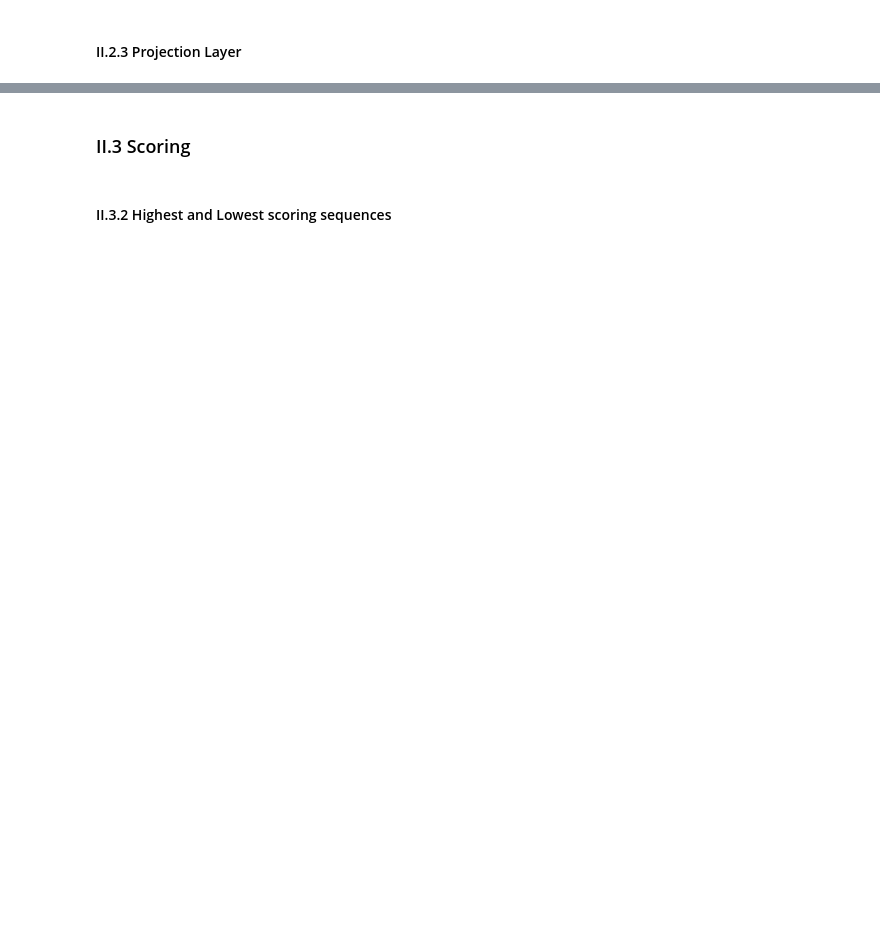
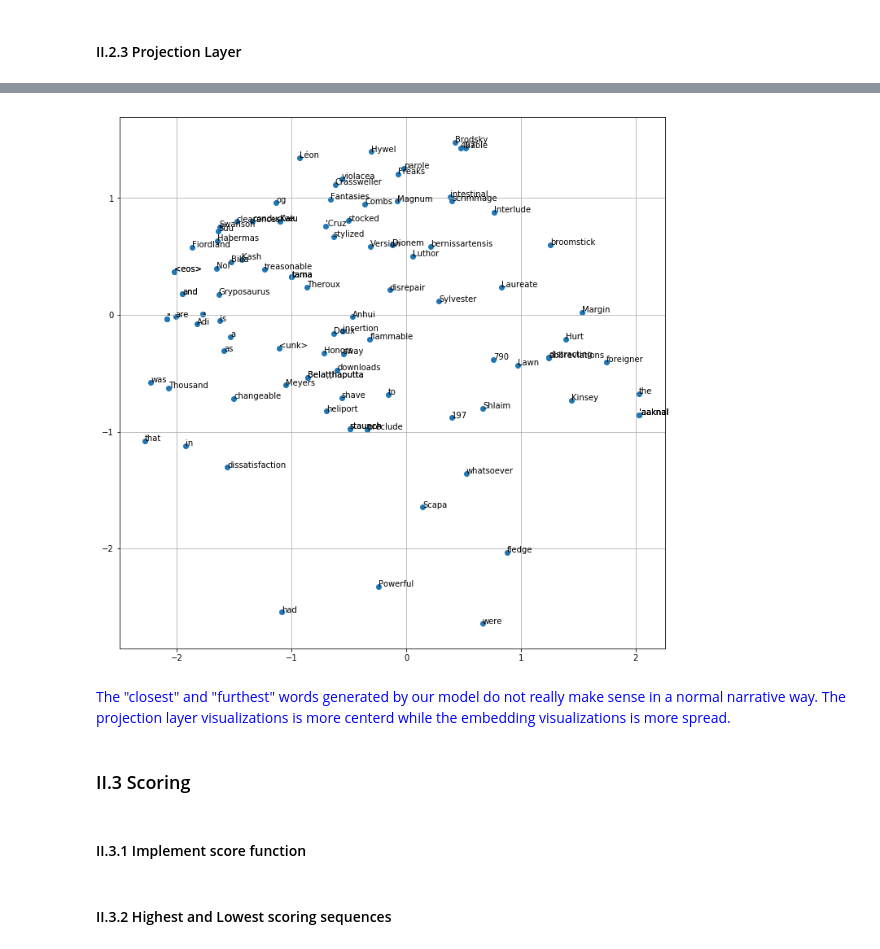
Before and after one commit to JayceeLi66/NLP_Homework, a Jupyter notebook: HW2/NLP_HW2.ipynb, the cells around one changed output, grey strips where cells are left out. Saved outputs shown, nothing was run; the diff lists cells and outputs as text; code cells hidden in the pictures; blank space fills up the shorter version.

```diff
--- a/HW2/NLP_HW2.ipynb
+++ b/HW2/NLP_HW2.ipynb
@@ -842,2 +933,28 @@ umap_plot(fake_weight_matrix, word_ids, words)
 # %% [markdown]
 #### II.2.3 Projection Layer
+# %%
+words = ['the', 'run', 'dog', 'where', 'quick']
+ids = wiki_dict.encode_token_seq(words)
+layer = lstm.projection.weight.to('cpu').detach().numpy()
+vecs = layer[ids,:]
+all_vecs = layer
+all_ids=[]
+all_words=[]
+for i in range(5):
+    vec = vecs[i]
+    cos_sim_ls = [sum(vec*v)/np.linalg.norm(vec)*np.linalg.norm(v) for v in all_vecs]
+    sorted_cos_sim = np.sort(cos_sim_ls)
+    closest, furthest = [], []
+    for j in range(10):
+      closest.append(int(np.where(cos_sim_ls==sorted_cos_sim[-j-2])[0]))
+      furthest.append(int(np.where(cos_sim_ls==sorted_cos_sim[j])[0]))
+    all_ids+=closest
+    all_ids+=furthest
+    print('10 cloeset words of "{}"'.format(words[i]))
+    print(wiki_dict.decode_idx_seq(closest))
+    all_words+=wiki_dict.decode_idx_seq(closest)
+    print()
+    print('10 furthest words of "{}"'.format(words[i]))
+    print(wiki_dict.decode_idx_seq(furthest))
+    all_words+=wiki_dict.decode_idx_seq(furthest)
+    print()
@@ -844,2 +979,12 @@ umap_plot(fake_weight_matrix, word_ids, words)
+# %%
+weight_matrix=embed(torch.LongTensor(np.arange(len(wiki_dict))))
+umap_plot(weight_matrix, all_ids, all_words)
+# %% [output]
+[figure, added]
+# %% [markdown]
+<font color='blue'>
+The "closest" and "furthest" words generated by our model do not really make sense in a normal narrative way. The projection layer visualizations is more centerd while the embedding visualizations is more spread.
 # %% [markdown]
 ### II.3 Scoring
+# %% [markdown]
+#### II.3.1 Implement score function
```
Also changed, not shown: parts of 53 cells of this notebook, 2 other files.
